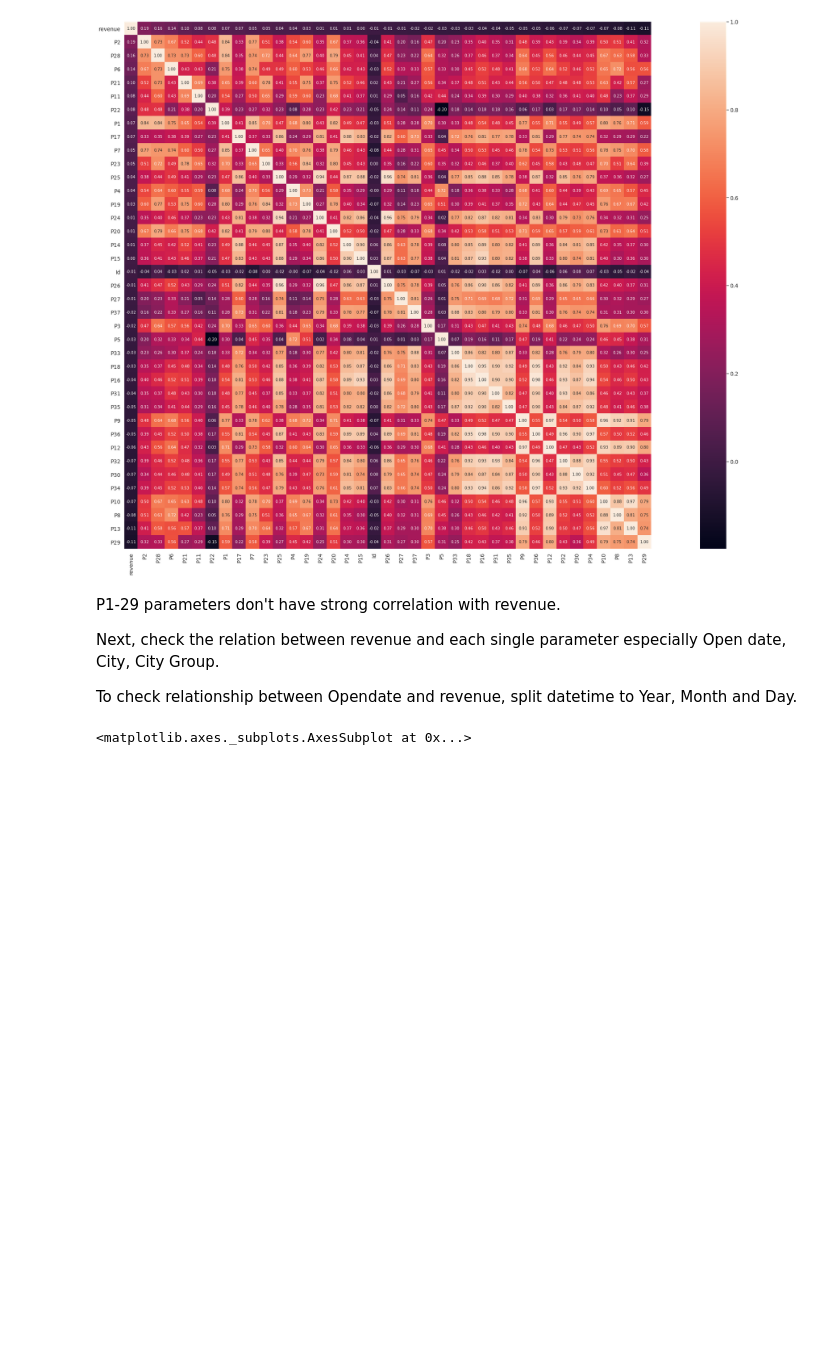
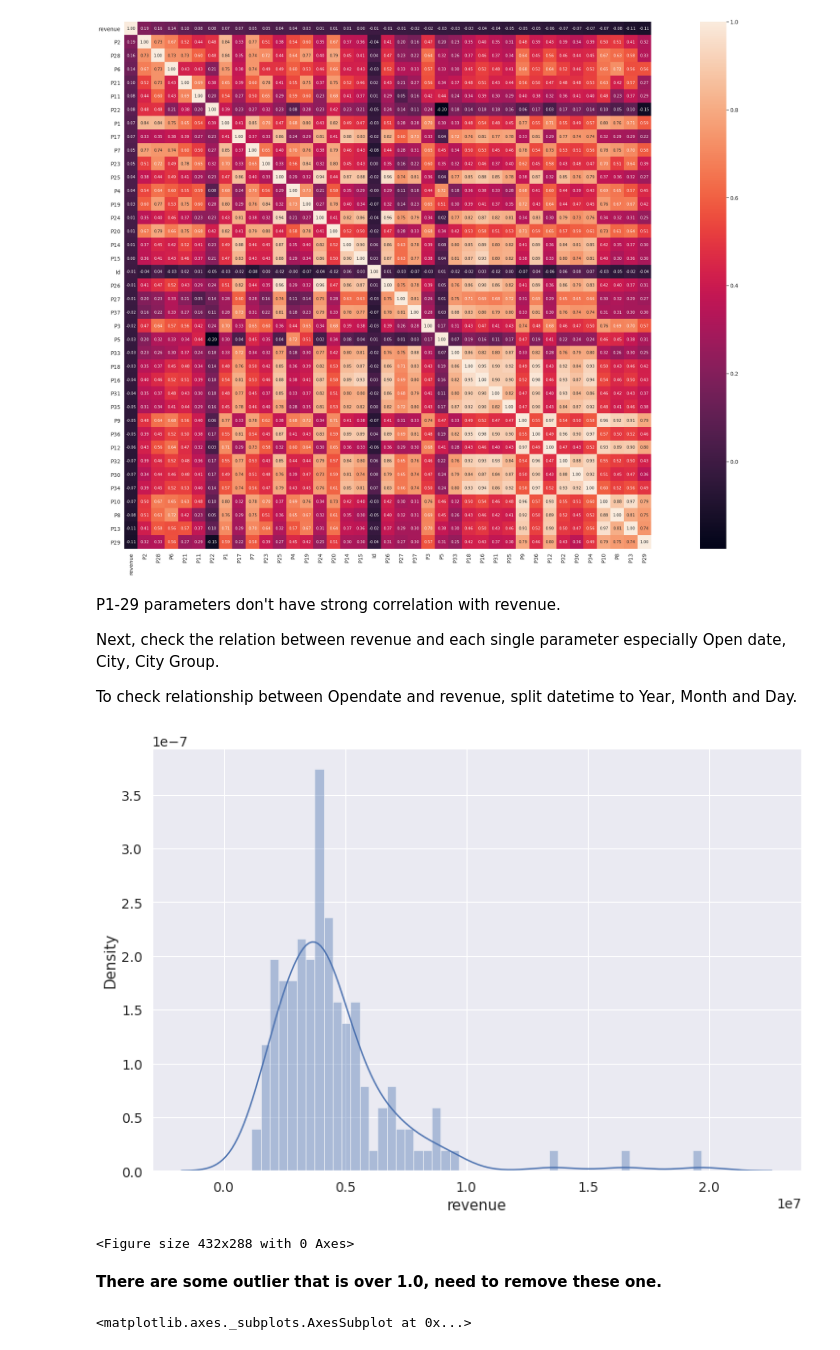
Before and after one commit to shima2920/Kaggle, a Jupyter notebook: Restaurant_Revenue_Prediction.ipynb, the cells around one changed output. Saved outputs shown, nothing was run; the diff lists cells and outputs as text; code cells hidden in the pictures; blank space fills up the shorter version.

```diff
--- a/Restaurant_Revenue_Prediction.ipynb
+++ b/Restaurant_Revenue_Prediction.ipynb
@@ -239,6 +265,15 @@ P1-29 parameters don't have strong correlation with revenue.
 Next, check the relation between revenue and each single parameter especially Open date, City, City Group.
 
 To check relationship between Opendate and revenue, split datetime to Year, Month and Day.
+# %%
+plt.figure(figsize=(12,8))
+sns.distplot( train['revenue'],  bins=50, kde=True);
+fig = plt.figure()
+# %% [output]
+[figure, added]
+<Figure size 432x288 with 0 Axes>
+# %% [markdown]
+**There are some outlier that is over 1.0, need to remove these one.**
 # %%
 train["Open Date"] = pd.to_datetime(train["Open Date"])
 train["Year"] = train["Open Date"].apply(lambda x:x.year)
```
Also changed, not shown: parts of 39 cells of this notebook.
